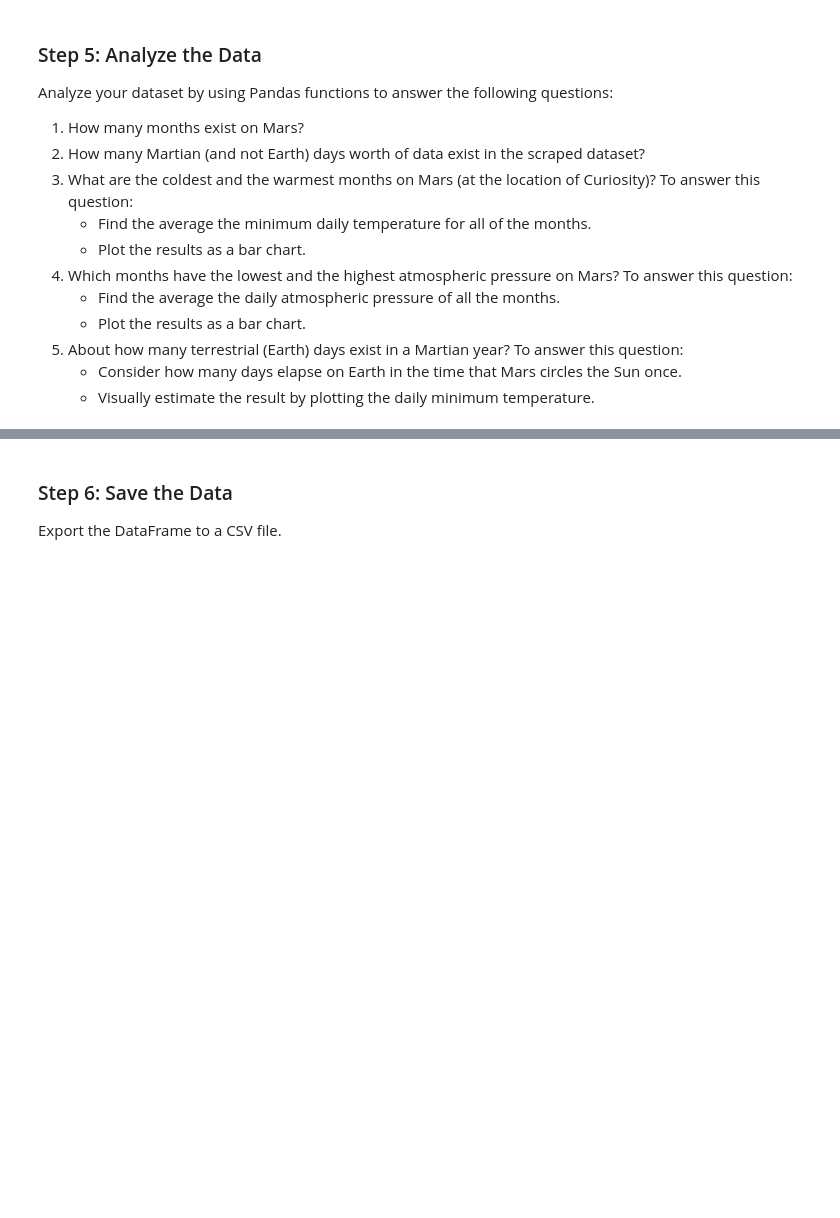
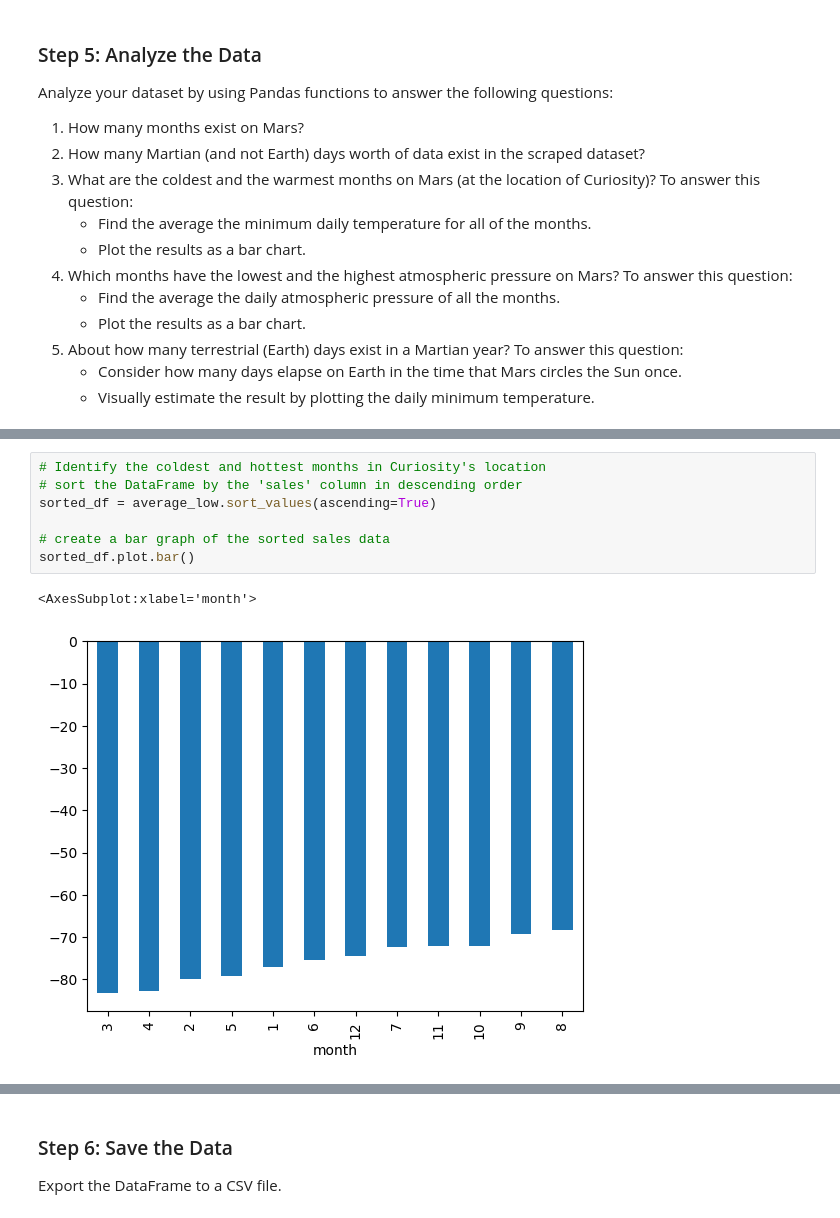
Before and after one commit to MatthewLeon1/Scraping-Mars-Challenge, a Jupyter notebook: part_2_mars_weather.ipynb, the cells around one changed output, grey strips where cells are left out. Drawn from its saved outputs; the diff is of its cells as text; blank space fills up the shorter version.

```diff
--- a/part_2_mars_weather.ipynb
+++ b/part_2_mars_weather.ipynb
@@ -218,2 +229,12 @@ Name: min_temp, dtype: float64
+# %%
+# Identify the coldest and hottest months in Curiosity's location
+# sort the DataFrame by the 'sales' column in descending order
+sorted_df = average_low.sort_values(ascending=True)
+
+# create a bar graph of the sorted sales data
+sorted_df.plot.bar()
+# %% [output]
+<AxesSubplot:xlabel='month'>
+[figure, added]
 # %%
 # 4. Average pressure by Martian month
```
Also changed, not shown: parts of 21 cells of this notebook, 2 other files.
